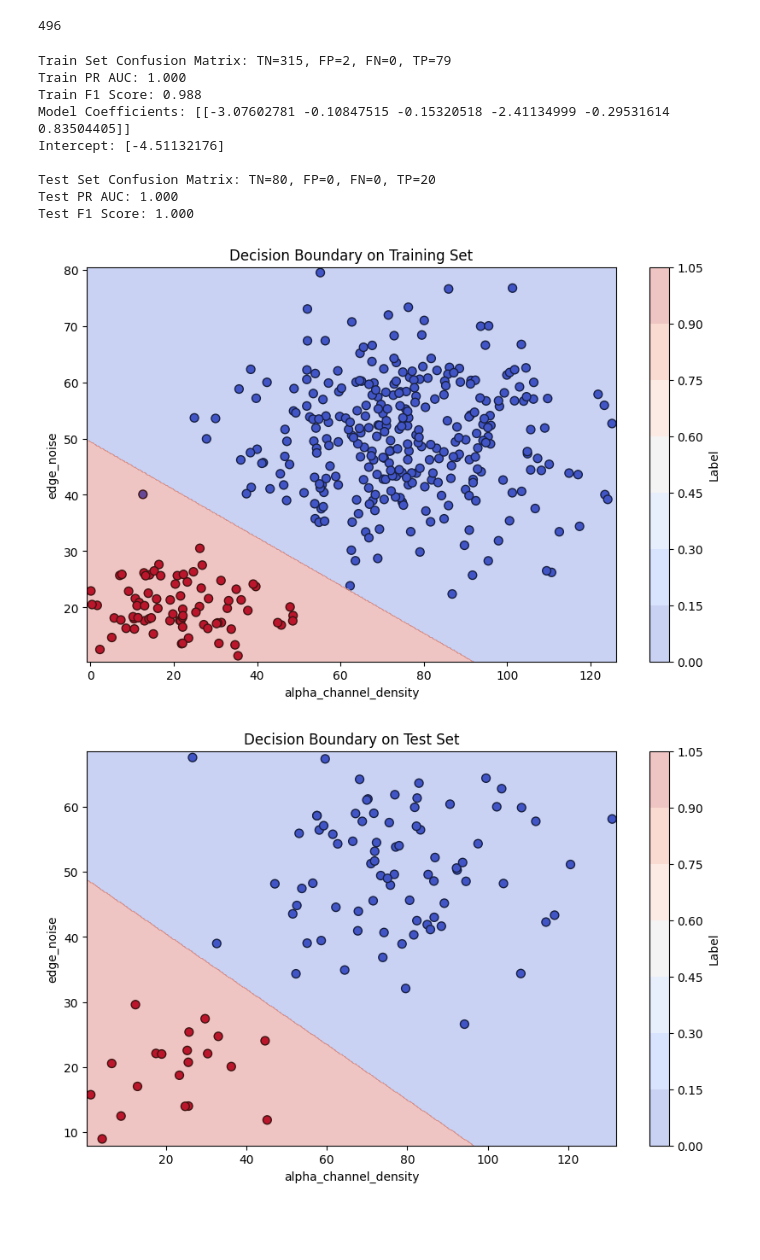
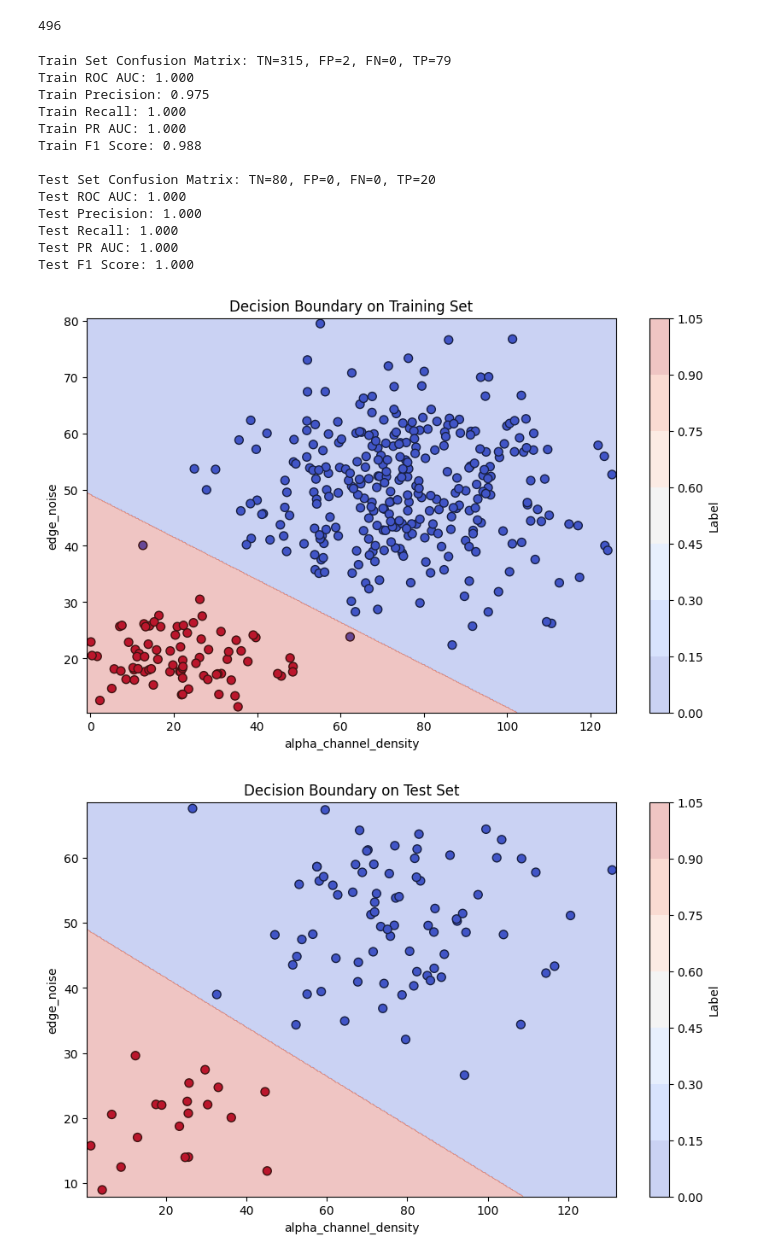
Before and after one commit to selewaut/fraud_detection, a Jupyter notebook: notebooks/analysis.ipynb, the cells around one changed output. Saved outputs shown, nothing was run; the diff lists cells and outputs as text; code cells hidden in the pictures; blank space fills up the shorter version.

Commit message:
feat: added python module for training ML pipleine for experimentation.

```diff
--- a/notebooks/analysis.ipynb
+++ b/notebooks/analysis.ipynb
@@ -261,20 +301,8 @@ len(df)
 # %%
 # use pipeline to handle missing values and normalization
-from sklearn.pipeline import Pipeline
-from sklearn.compose import ColumnTransformer
-from sklearn.impute import SimpleImputer
-from sklearn.preprocessing import StandardScaler
-
-
-features = ["alpha_channel_density", "edge_noise"]
-
-X = df.drop(columns=["label", "id"])
-y = df["label"]
-
 X_train, X_test, y_train, y_test = train_test_split(
     X, y, test_size=0.2, random_state=42, stratify=y
 )
-
 
 pipeline = Pipeline(
     steps=[
@@ -298,6 +326,13 @@ pipeline = Pipeline(
         (
             "classifier",
             LogisticRegression(penalty="l2", class_weight="balanced", max_iter=10000),
+            #     XGBClassifier(
+            #         n_estimators=1000,
+            #         use_label_encoder=False,
+            #         eval_metric="logloss",
+            #         scale_pos_weight=(len(y_train) - y_train.sum())
+            #         / y_train.sum(),  # Adjust for class imbalance
+            #     ),
         ),
     ]
 )
@@ -312,71 +347,61 @@ y_pred = pipeline.predict(X_test)
 y_proba = pipeline.predict_proba(X_test)[:, 1]
 
 
-def evaluate_model(pipeline, X, y, dataset_name="Test"):
-    y_pred = pipeline.predict(X)
-    y_proba = pipeline.predict_proba(X)[:, 1]
-    tn, fp, fn, tp = confusion_matrix(y, y_pred).ravel()
-    precision, recall, _ = precision_recall_curve(y, y_proba)
-    pr_auc = auc(recall, precision)
-    f1 = f1_score(y, y_pred)
-    print(f"\n{dataset_name} Set Confusion Matrix: TN={tn}, FP={fp}, FN={fn}, TP={tp}")
-    print(f"{dataset_name} PR AUC: {pr_auc:.3f}")
-    print(f"{dataset_name} F1 Score: {f1:.3f}")
-    if dataset_name == "Train":
-        print(f"Model Coefficients: {pipeline.named_steps['classifier'].coef_}")
-        model = pipeline.named_steps["classifier"]
-        print(f"Intercept: {model.intercept_}")
-
-
 # Evaluate on train and test sets
 evaluate_model(pipeline, X_train, y_train, dataset_name="Train")
 evaluate_model(pipeline, X_test, y_test, dataset_name="Test")
 # %% [output]
 Train Set Confusion Matrix: TN=315, FP=2, FN=0, TP=79
+Train ROC AUC: 1.000
+Train Precision: 0.975
+Train Recall: 1.000
 Train PR AUC: 1.000
 Train F1 Score: 0.988
-Model Coefficients: [[-3.07602781 -0.10847515 -0.15320518 -2.41134999 -0.29531614  0.83504405]]
-Intercept: [-4.51132176]
 
 Test Set Confusion Matrix: TN=80, FP=0, FN=0, TP=20
+Test ROC AUC: 1.000
+Test Precision: 1.000
+Test Recall: 1.000
 Test PR AUC: 1.000
 Test F1 Score: 1.000
 # %%
-def plot_decision_boundary(X, y, pipeline, title, columns):
+def plot_decision_boundary_sklearn(X, y, pipeline, title, columns):
     plt.figure(figsize=(10, 6))
     plt.scatter(
         X[columns[0]], X[columns[1]], c=y, cmap="coolwarm", edgecolors="k", s=50
     )
 
     # Create a grid to plot the decision boundary
     x_min, x_max = X[columns[0]].min() - 1, X[columns[0]].max() + 1
     y_min, y_max = X[columns[1]].min() - 1, X[columns[1]].max() + 1
     xx, yy = np.meshgrid(np.linspace(x_min, x_max, 500), np.linspace(y_min, y_max, 500))
 
     # Prepare grid dataframe with all columns, fill others with mean
     grid = pd.DataFrame(np.c_[xx.ravel(), yy.ravel()], columns=columns)
     for col in X.columns:
         if col not in columns:
             grid[col] = X[col].mean()
     grid = grid[X.columns]  # Ensure column order matches
 
     Z = pipeline.predict(grid)
     Z = Z.reshape(xx.shape)
 
     plt.contourf(xx, yy, Z, alpha=0.3, cmap="coolwarm")
     plt.title(title)
     plt.xlabel(columns[0])
     plt.ylabel(columns[1])
     plt.colorbar(label="Label")
     plt.show()
 
 
 # Example usage:
 cols = ["alpha_channel_density", "edge_noise"]
-plot_decision_boundary(
+plot_decision_boundary_sklearn(
     X_train, y_train, pipeline, "Decision Boundary on Training Set", cols
 )
-plot_decision_boundary(X_test, y_test, pipeline, "Decision Boundary on Test Set", cols)
+plot_decision_boundary_sklearn(
+    X_test, y_test, pipeline, "Decision Boundary on Test Set", cols
+)
 # %% [output]
-[figure, old version]
+[figure, new version]
-[figure, old version]
+[figure, new version]
```
Also changed, not shown: parts of 15 cells of this notebook, 6 other files.
